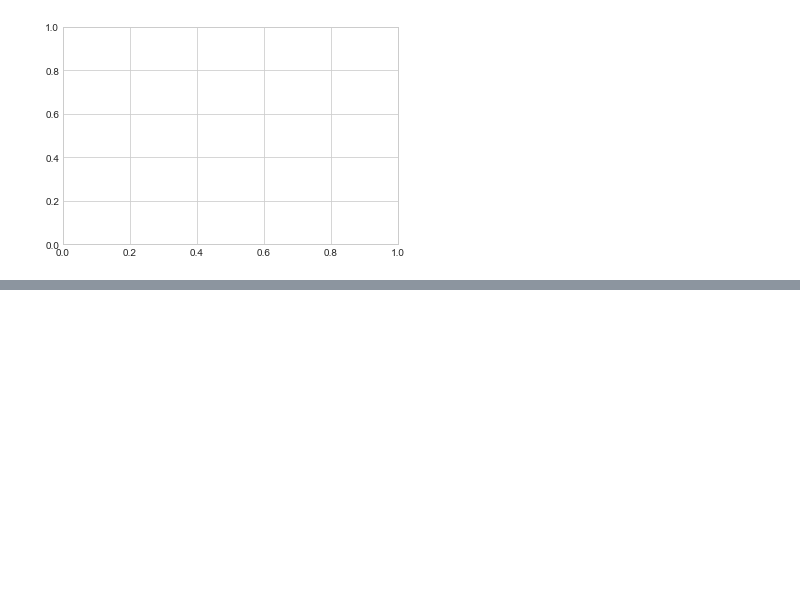
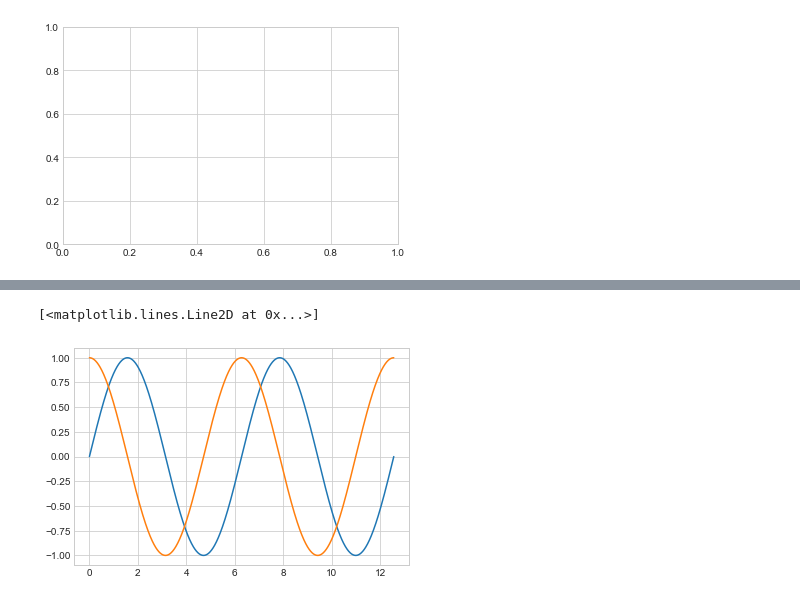
Before and after one commit to Kaizzen42/DLwPyFCholletBook, a Jupyter notebook: Matplotlib_SimpleLinePlots.ipynb, the cells around one changed output, grey strips where cells are left out. Cells and saved outputs as stored; diff of their text form; code cells hidden in the pictures; blank space fills up the shorter version.

```diff
--- a/Matplotlib_SimpleLinePlots.ipynb
+++ b/Matplotlib_SimpleLinePlots.ipynb
@@ -17,0 +21,6 @@ ax.plot(x, np.sin(x)) # NOTE: vscode issue: you need to declare the ax object in
+# %%
+plt.plot(x, np.sin(x))
+plt.plot(x, np.cos(x))
+# %% [output]
+[<matplotlib.lines.Line2D at 0x...>]
+[figure, added]
```
Also changed, not shown: parts of 16 cells of this notebook.
